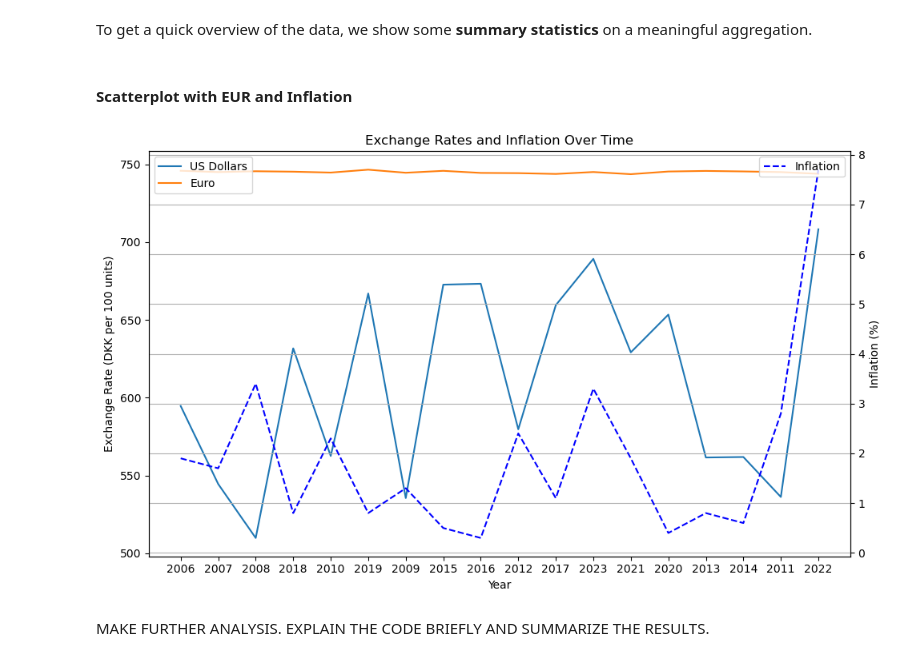
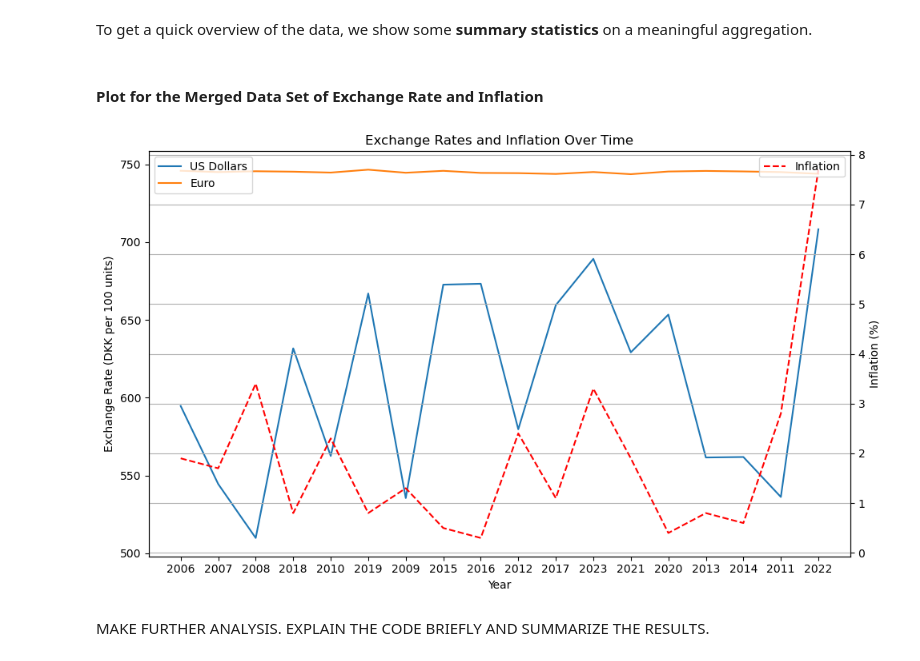
Before and after one commit to NumEconCopenhagen/projects-2024-sheng-og-anton, a Jupyter notebook: dataproject/dataproject.ipynb, the cells around one changed output. Saved outputs shown, nothing was run; the diff lists cells and outputs as text; code cells hidden in the pictures.

```diff
--- a/dataproject/dataproject.ipynb
+++ b/dataproject/dataproject.ipynb
@@ -402,38 +399,44 @@ Make sure that your resulting data sets have the correct number of rows and colu
 ### Analysis
 # %% [markdown]
 To get a quick overview of the data, we show some **summary statistics** on a meaningful aggregation.
-# %% [markdown]
-#### Scatterplot with EUR and Inflation
+# %% [markdown]
+#### Plot for the Merged Data Set of Exchange Rate and Inflation
 # %%
-# Filter data for US Dollars
+# Filter data in Exchange rate for US Dollars
 usd_data = outer[outer['Exchange rate'].str.contains('US Dollars')]
 
-# Filter data for Euro
+# Filter data in Exchange rate for Chinese Yuan
+#cny_data = outer[outer['Exchange rate'].str.contains('Chinese Yuan')]
+#Chinese Yuan is excluded in the figur to better compare the exchange rate and inflation
+
+# Filter data in Exchange rate for Euro
 eur_data = outer[outer['Exchange rate'].str.contains('Euro')]
 
 # Create figure and axes
 fig, ax1 = plt.subplots(figsize=(10, 6))
 
-# Plot exchange rate for each currency on the first y-axis
+# Plot each exchange rate on the first y-axis
 ax1.plot(usd_data['Year'], usd_data['Value'], label='US Dollars')
+#ax1.plot(cny_data['Year'], cny_data['Value'], label='Chinese Yuan')
 ax1.plot(eur_data['Year'], eur_data['Value'], label='Euro')
 ax1.set_xlabel('Year')
 ax1.set_ylabel('Exchange Rate (DKK per 100 units)')
 ax1.set_title('Exchange Rates and Inflation Over Time')
 ax1.legend(loc='upper left')
 
-# Create a second y-axis for inflation
+# Creating a second y-axis for inflation
 ax2 = ax1.twinx()
-ax2.plot(eur_data['Year'], eur_data['Inflation'], linestyle='--', color='blue', label='Inflation')
+#Plot danish inflation using eur_data as it is the inflation is the same for all exchange rate
+ax2.plot(eur_data['Year'], eur_data['Inflation'], linestyle='--', color='red', label='Inflation')
 ax2.set_ylabel('Inflation (%)')
 ax2.legend(loc='upper right')
 
 # Show plot
 plt.grid(True)
 plt.tight_layout()
 plt.show()
 # %% [output]
-[figure, old version]
+[figure, new version]
 # %% [markdown]
 MAKE FURTHER ANALYSIS. EXPLAIN THE CODE BRIEFLY AND SUMMARIZE THE RESULTS.
 # %% [markdown]
```
Also changed, not shown: parts of 1 cell of this notebook.
